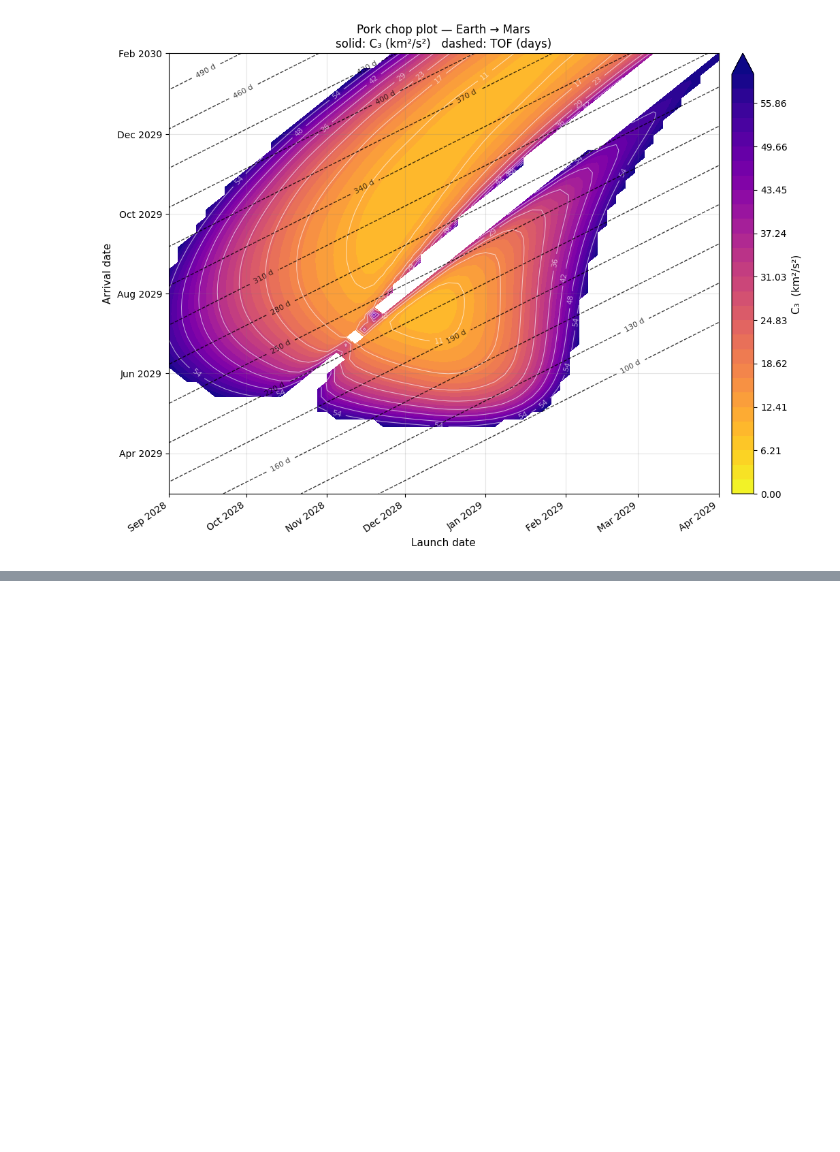
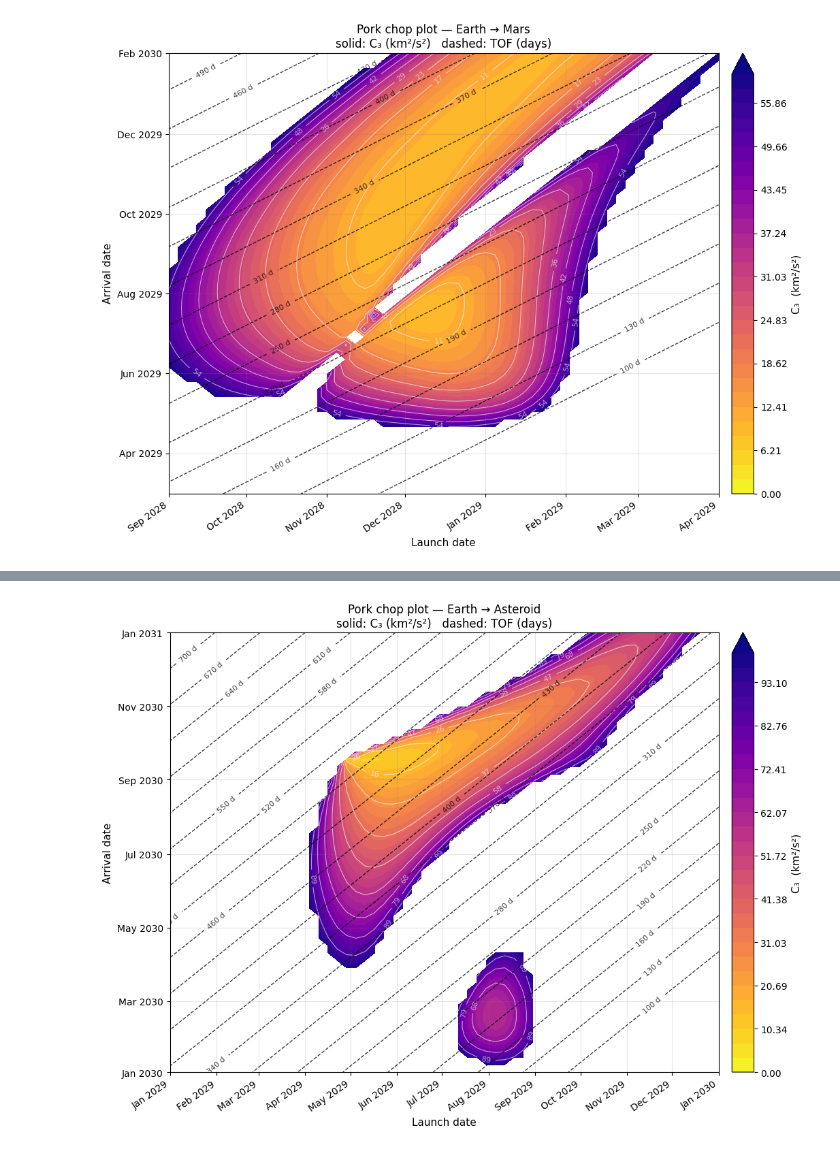
Before and after one commit to kkramek2/AE498PD_FinalProject, a Jupyter notebook: PorkChopPlots.ipynb, the cells around one changed output, grey strips where cells are left out. Drawn from its saved outputs; the diff is of its cells as text; code cells hidden in the pictures; blank space fills up the shorter version.

```diff
--- a/PorkChopPlots.ipynb
+++ b/PorkChopPlots.ipynb
@@ -139,0 +267,61 @@ plt.show()
+# %%
+import matplotlib.pyplot as plt
+import matplotlib.ticker as ticker
+from matplotlib.colors import BoundaryNorm
+import numpy as np
+
+# ── Clip C3 to a readable range ───────────────────────────────────────
+C3_MAX = 100   # km²/s² — adjust if your min C3 is higher
+C3_plot = np.where((C3 > C3_MAX) | np.isnan(C3), np.nan, C3)
+
+# ── Build date axes ───────────────────────────────────────────────────
+import matplotlib.dates as mdates
+launch_dts  = [t.to_datetime() for t in launch_dates]
+arrival_dts = [t.to_datetime() for t in arrival_dates]
+L, A = np.meshgrid(mdates.date2num(launch_dts),
+                   mdates.date2num(arrival_dts), indexing='ij')
+
+# ── Plot ──────────────────────────────────────────────────────────────
+fig, ax = plt.subplots(figsize=(11, 8))
+
+# Filled C3 background
+levels_fill = np.linspace(0, C3_MAX, 30)
+cf = ax.contourf(L, A, C3_plot, levels=levels_fill,
+                 cmap='plasma_r', extend='max')
+cbar = plt.colorbar(cf, ax=ax, pad=0.02)
+cbar.set_label('C₃  (km²/s²)', fontsize=11)
+
+# Solid C3 contour lines + labels
+c3_line_levels = np.linspace(5, C3_MAX, 10)
+cs = ax.contour(L, A, C3_plot, levels=c3_line_levels,
+                colors='white', linewidths=0.8, alpha=0.6)
+ax.clabel(cs, fmt='%.0f', fontsize=8, inline=True)
+
+# Dashed TOF contour lines + labels
+tof_levels = np.arange(100, int(np.nanmax(TOF)) + 1, 30)
+tof_cs = ax.contour(L, A, TOF, levels=tof_levels,
+                    colors='black', linewidths=1.0,
+                    linestyles='dashed', alpha=0.75)
+ax.clabel(tof_cs, fmt='%d d', fontsize=8, inline=True)
+
+# ── Format axes as calendar dates ─────────────────────────────────────
+ax.xaxis_date()
+ax.yaxis_date()
+ax.xaxis.set_major_locator(mdates.MonthLocator(interval=1))
+ax.yaxis.set_major_locator(mdates.MonthLocator(interval=2))
+ax.xaxis.set_major_formatter(mdates.DateFormatter('%b %Y'))
+ax.yaxis.set_major_formatter(mdates.DateFormatter('%b %Y'))
+fig.autofmt_xdate(rotation=35)
+
+ax.set_xlabel('Launch date', fontsize=11)
+ax.set_ylabel('Arrival date', fontsize=11)
+ax.set_title('Pork chop plot — Earth → Asteroid\n'
+             'solid: C₃ (km²/s²)   dashed: TOF (days)',
+             fontsize=12)
+ax.grid(color='gray', alpha=0.2)
+
+plt.tight_layout()
+# plt.savefig('pork_chop.png', dpi=150, bbox_inches='tight')
+plt.show()
+# %% [output]
+[figure, added]
```
Also changed, not shown: parts of 3 cells of this notebook.
